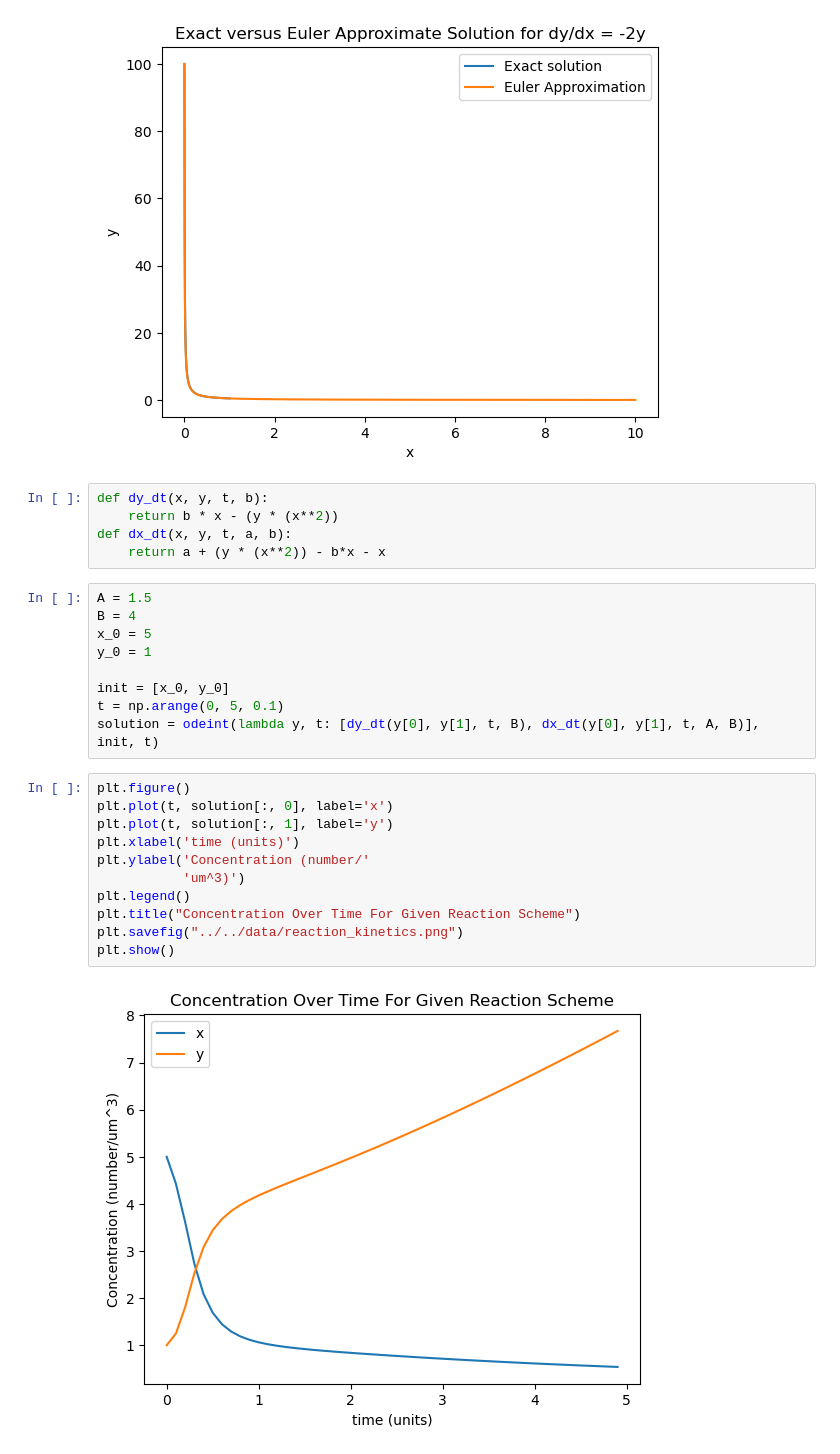
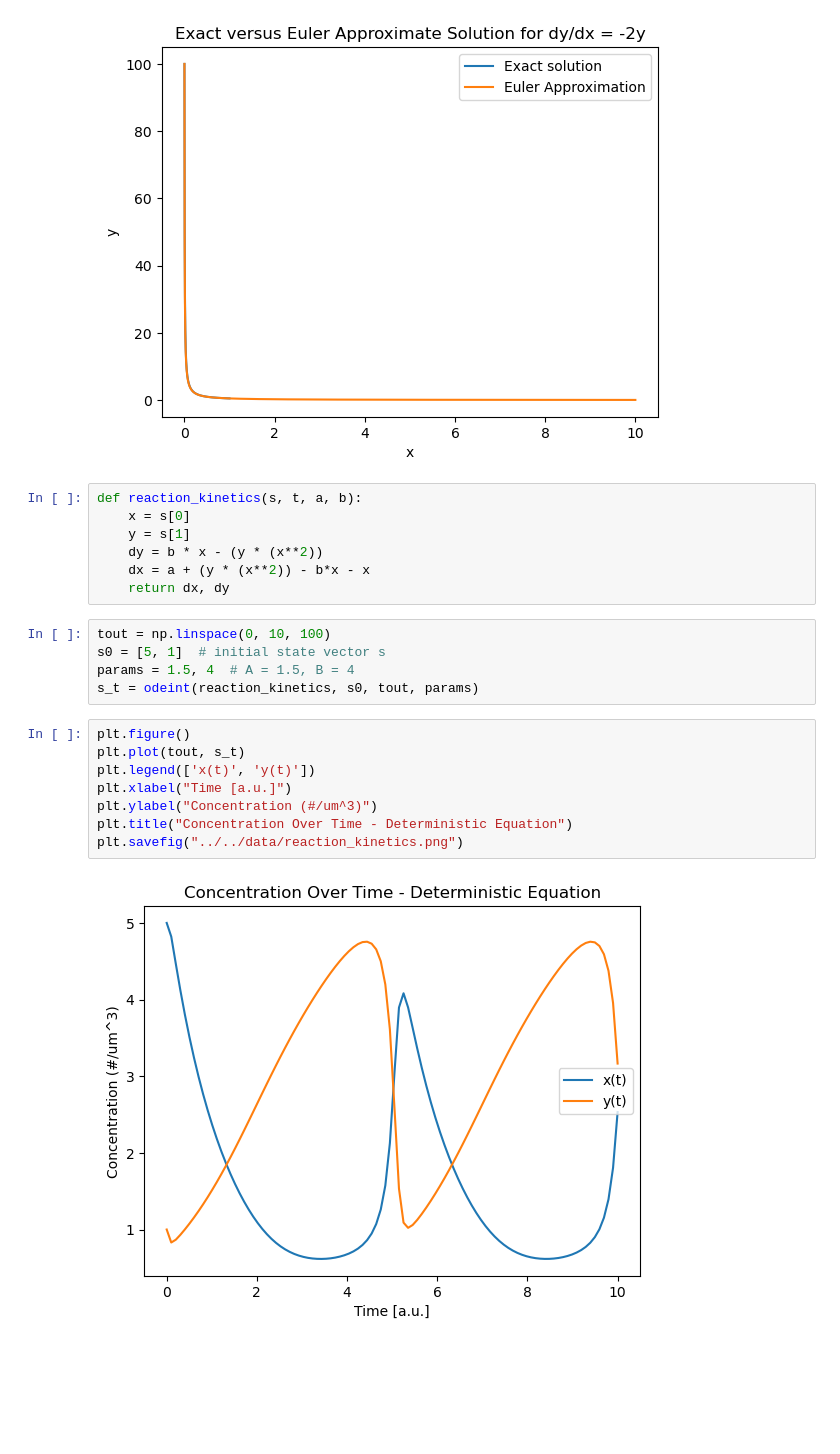
Before and after one commit to JooshK/ModelingTheLivingCell, a Jupyter notebook: scripts/PS3/main.ipynb, the cells around one changed output. Saved outputs shown, nothing was run; the diff lists cells and outputs as text; blank space fills up the shorter version.

Commit message:
Updated deterministic solver with scipy odeint

```diff
--- a/scripts/PS3/main.ipynb
+++ b/scripts/PS3/main.ipynb
@@ -25,29 +27,24 @@ plt.show()
 # %% [output]
 [figure]
 # %%
-def dy_dt(x, y, t, b):
-    return b * x - (y * (x**2))
-def dx_dt(x, y, t, a, b):
-    return a + (y * (x**2)) - b*x - x
+def reaction_kinetics(s, t, a, b):
+    x = s[0]
+    y = s[1]
+    dy = b * x - (y * (x**2))
+    dx = a + (y * (x**2)) - b*x - x
+    return dx, dy
-# %%
-A = 1.5
-B = 4
-x_0 = 5
-y_0 = 1
-
-init = [x_0, y_0]
-t = np.arange(0, 5, 0.1)
-solution = odeint(lambda y, t: [dy_dt(y[0], y[1], t, B), dx_dt(y[0], y[1], t, A, B)], init, t)
+# %%
+tout = np.linspace(0, 10, 100)
+s0 = [5, 1]  # initial state vector s
+params = 1.5, 4  # A = 1.5, B = 4
+s_t = odeint(reaction_kinetics, s0, tout, params)
 # %%
 plt.figure()
-plt.plot(t, solution[:, 0], label='x')
-plt.plot(t, solution[:, 1], label='y')
-plt.xlabel('time (units)')
-plt.ylabel('Concentration (number/'
-           'um^3)')
-plt.legend()
-plt.title("Concentration Over Time For Given Reaction Scheme")
+plt.plot(tout, s_t)
+plt.legend(['x(t)', 'y(t)'])
+plt.xlabel("Time [a.u.]")
+plt.ylabel("Concentration (#/um^3)")
+plt.title("Concentration Over Time - Deterministic Equation")
 plt.savefig("../../data/reaction_kinetics.png")
-plt.show()
 # %% [output]
-[figure, old version]
+[figure, new version]
```
Also changed, not shown: parts of 1 cell of this notebook, 1 other file.
